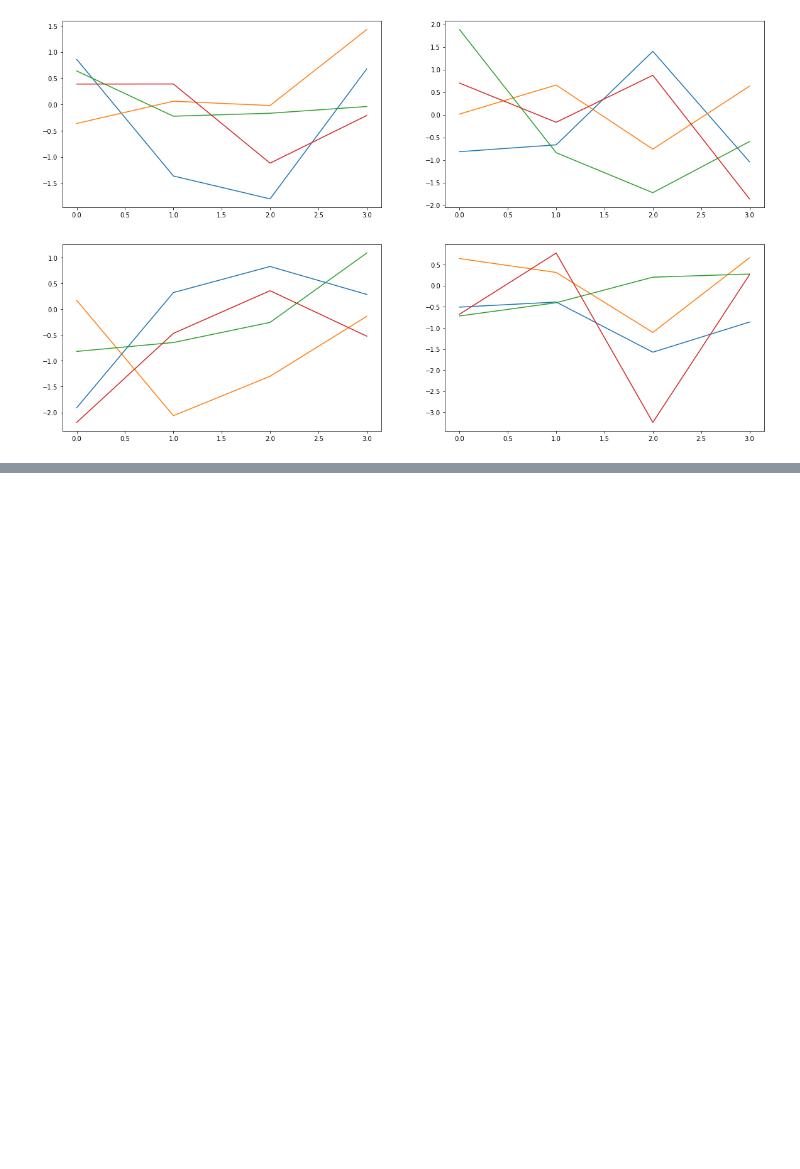
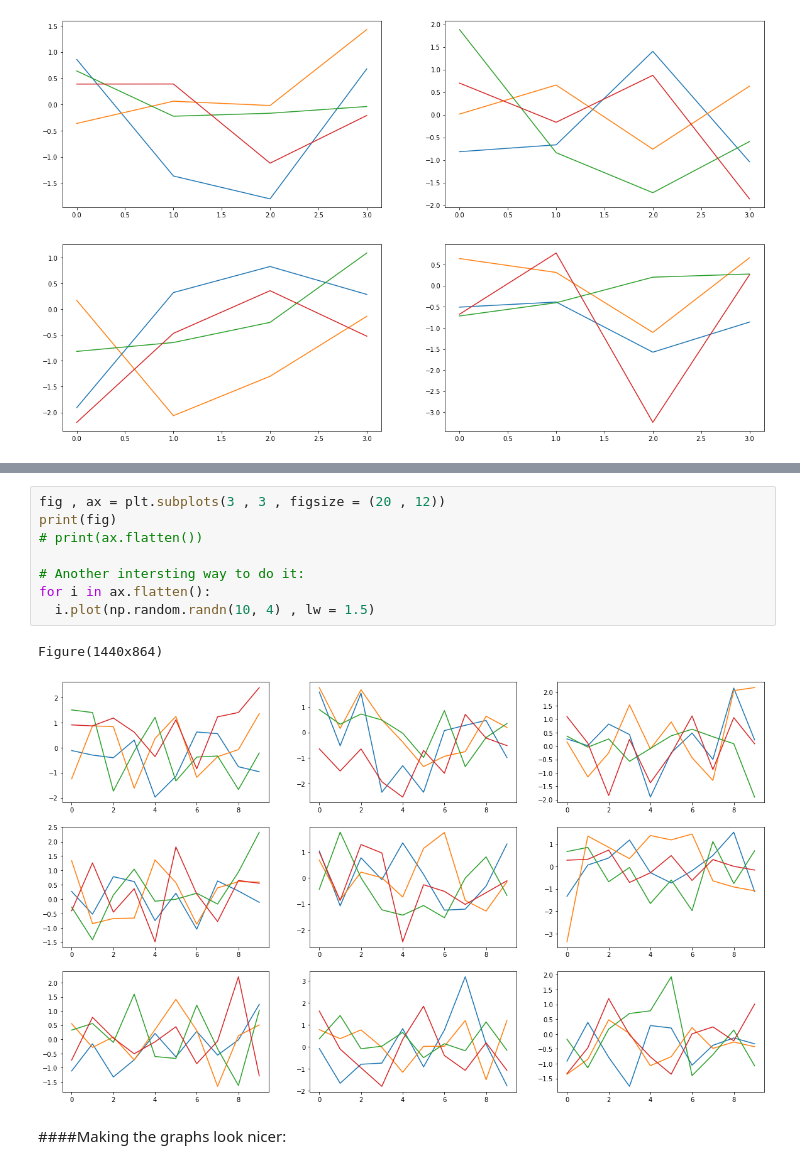
Before and after one commit to dabhimanyu/learn_to_code, a Jupyter notebook: 002_Mike_Python_lec_002.ipynb, the cells around one changed output, grey strips where cells are left out. Drawn from its saved outputs; the diff is of its cells as text; blank space fills up the shorter version.

```diff
--- a/002_Mike_Python_lec_002.ipynb
+++ b/002_Mike_Python_lec_002.ipynb
@@ -447,0 +448,13 @@ Figure(1440x864)
+# %%
+fig , ax = plt.subplots(3 , 3 , figsize = (20 , 12))
+print(fig)
+# print(ax.flatten())
+
+# Another intersting way to do it:
+for i in ax.flatten():
+  i.plot(np.random.randn(10, 4) , lw = 1.5)
+# %% [output]
+Figure(1440x864)
+[figure, added]
+# %% [markdown]
+####Making the graphs look nicer:
```
Also changed, not shown: parts of 3 cells of this notebook.
